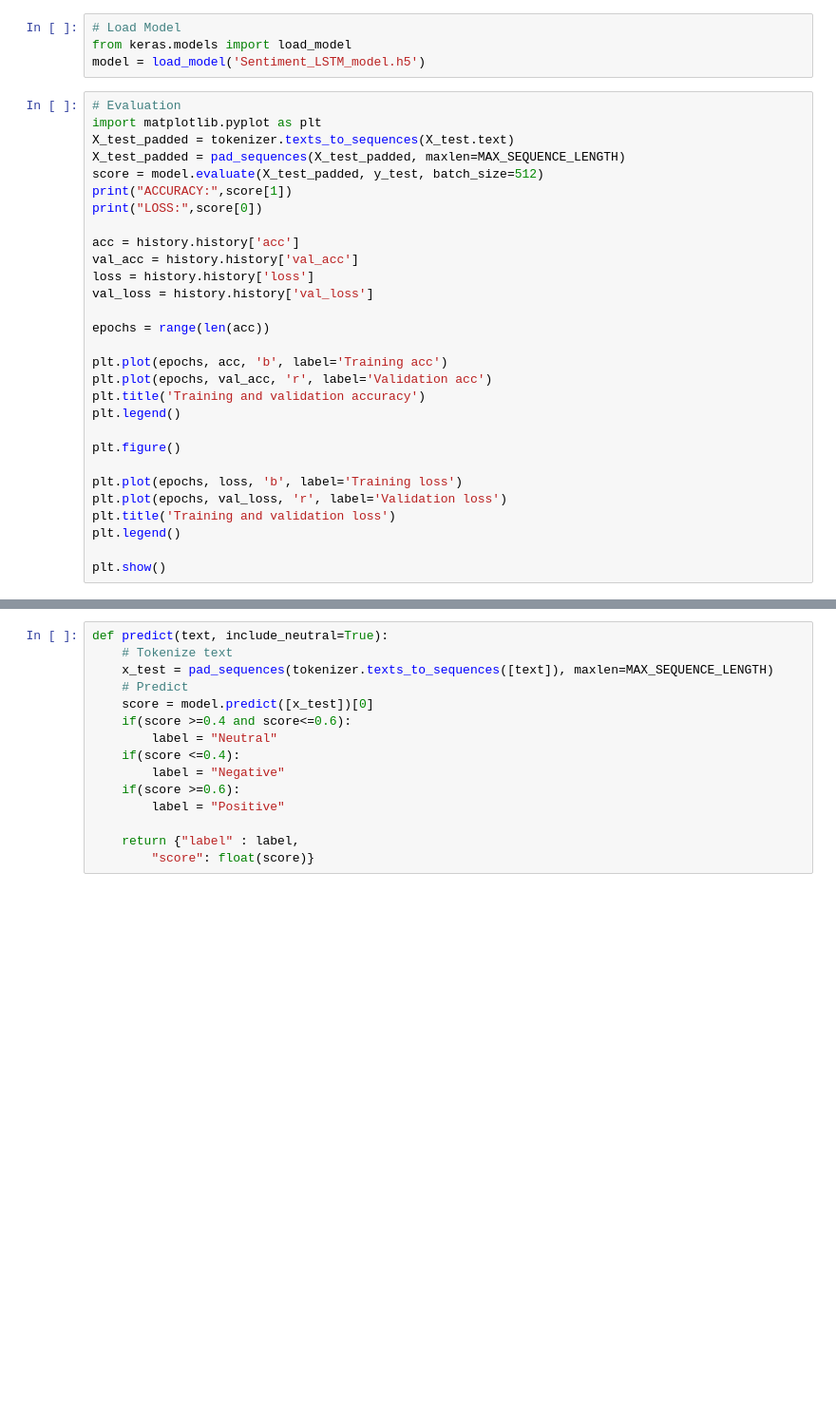
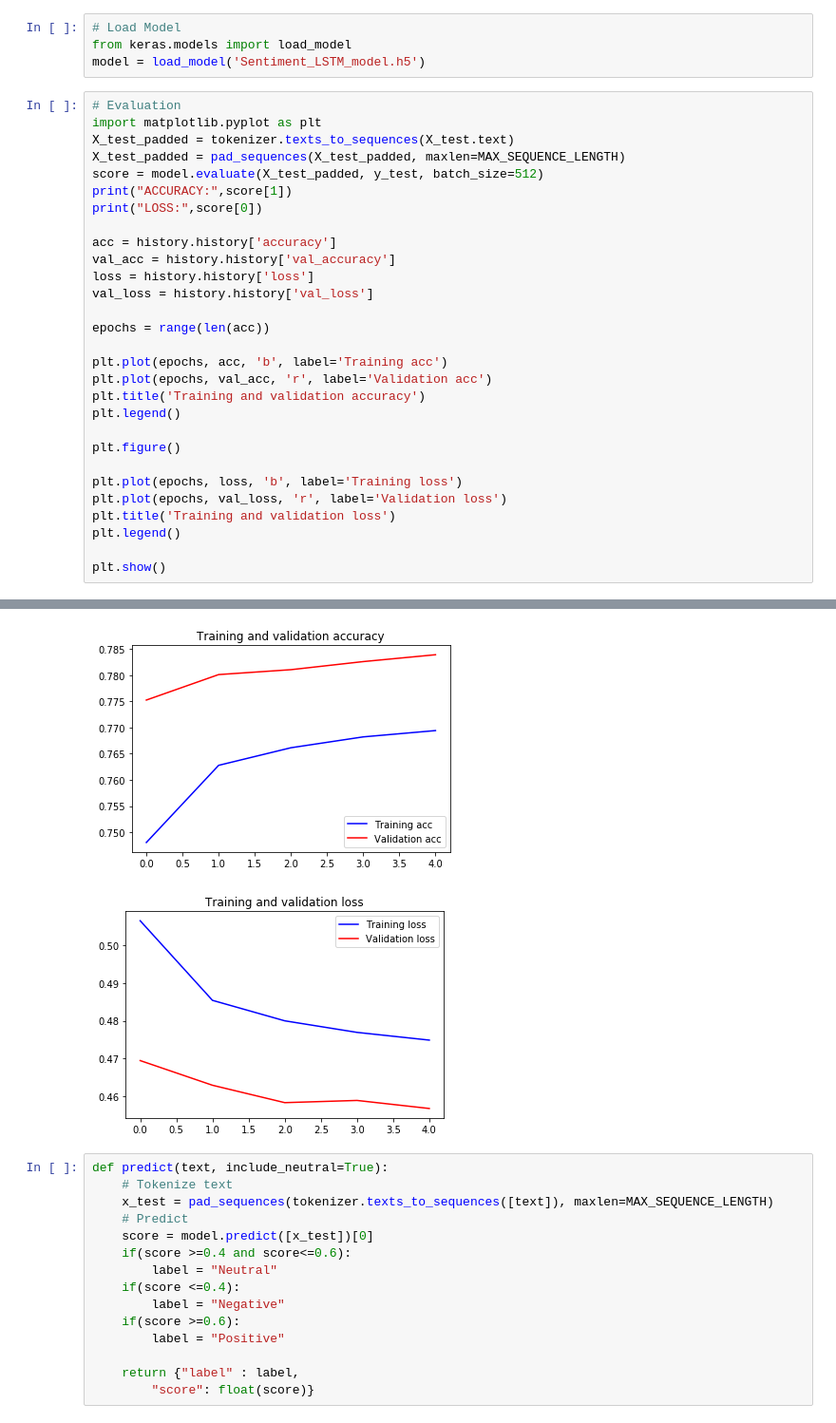
Before and after one commit to tkomarlu/twitter-sentiment-analysis-react, a Jupyter notebook: Twitter Sentiment Analysis.ipynb, the cells around one changed output, grey strips where cells are left out. Shown: that part at 95% size. Drawn from its saved outputs; the diff is of its cells as text; blank space fills up the shorter version.

```diff
--- a/Twitter Sentiment Analysis.ipynb
+++ b/Twitter Sentiment Analysis.ipynb
@@ -236,8 +241,8 @@ score = model.evaluate(X_test_padded, y_test, batch_size=512)
 print("ACCURACY:",score[1])
 print("LOSS:",score[0])
 
-acc = history.history['acc']
-val_acc = history.history['val_acc']
+acc = history.history['accuracy']
+val_acc = history.history['val_accuracy']
 loss = history.history['loss']
 val_loss = history.history['val_loss']
 
@@ -256,3 +261,4 @@ plt.title('Training and validation loss')
 plt.legend()
 
 plt.show()
+# %% [output]
@@ -259,3 +268,5 @@ plt.show()
+[figure, added]
+[figure, added]
 # %%
 def predict(text, include_neutral=True):
     # Tokenize text
```
Also changed, not shown: parts of 3 cells of this notebook, 5 other files.
